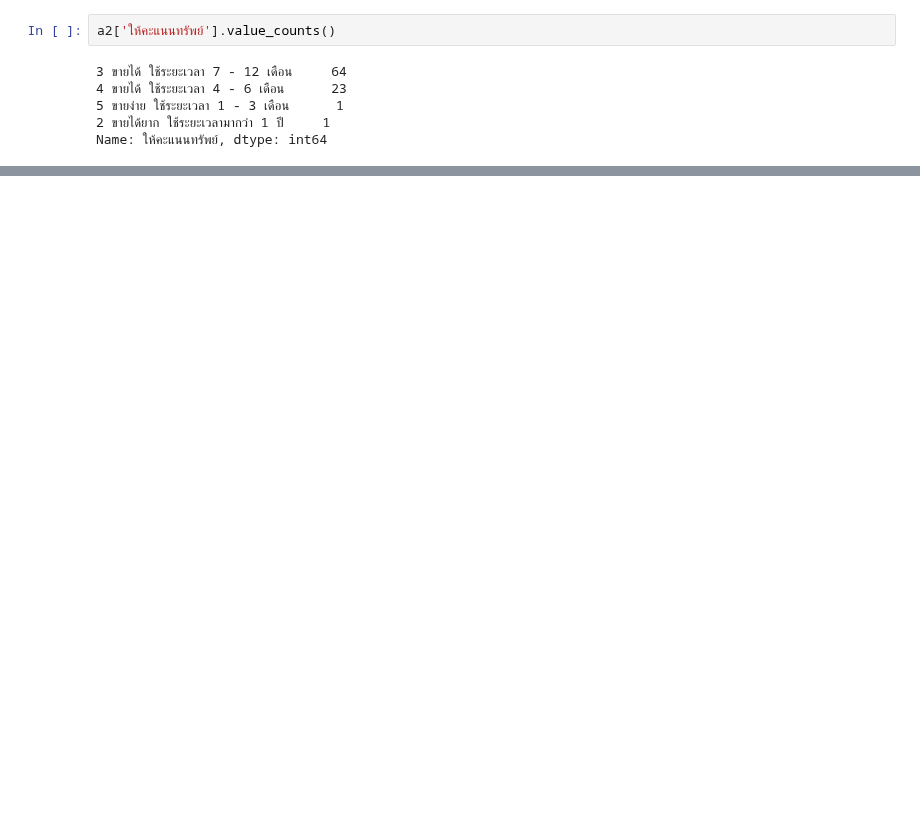
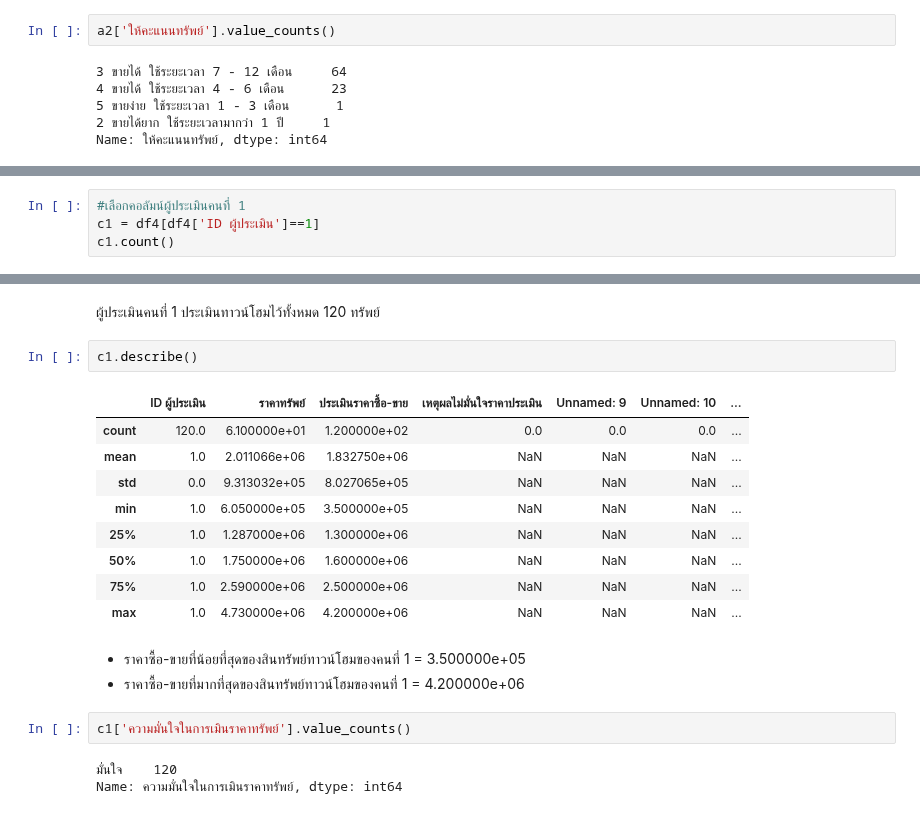
Before and after one commit to nxxk23/bsc_dpdm22, a Jupyter notebook: [dataprep1]property_estimator.ipynb, the cells around one changed output, grey strips where cells are left out. Drawn from its saved outputs; the diff is of its cells as text; blank space fills up the shorter version.

```diff
--- a/[dataprep1]property_estimator.ipynb
+++ b/[dataprep1]property_estimator.ipynb
@@ -171,0 +640,4 @@ MAPE
+# %%
+#เลือกคอลัมน์ผู้ประเมินคนที่ 1
+c1 = df4[df4['ID ผู้ประเมิน']==1]
+c1.count()
@@ -171,0 +659,22 @@ MAPE
+# %% [markdown]
+ผู้ประเมินคนที่ 1 ประเมินทาวน์โฮมไว้ทั้งหมด 120 ทรัพย์
+# %%
+c1.describe()
+# %% [output]
+|  | ID ผู้ประเมิน | ราคาทรัพย์ | ประเมินราคาซื้อ-ขาย | เหตุผลไม่มั่นใจราคาประเมิน | Unnamed: 9 | Unnamed: 10 | ... |
+| count | 120.0 | 6.100000e+01 | 1.200000e+02 | 0.0 | 0.0 | 0.0 | ... |
+| mean | 1.0 | 2.011066e+06 | 1.832750e+06 | NaN | NaN | NaN | ... |
+| std | 0.0 | 9.313032e+05 | 8.027065e+05 | NaN | NaN | NaN | ... |
+| min | 1.0 | 6.050000e+05 | 3.500000e+05 | NaN | NaN | NaN | ... |
+| 25% | 1.0 | 1.287000e+06 | 1.300000e+06 | NaN | NaN | NaN | ... |
+| 50% | 1.0 | 1.750000e+06 | 1.600000e+06 | NaN | NaN | NaN | ... |
+| 75% | 1.0 | 2.590000e+06 | 2.500000e+06 | NaN | NaN | NaN | ... |
+| max | 1.0 | 4.730000e+06 | 4.200000e+06 | NaN | NaN | NaN | ... |
+# %% [markdown]
+- ราคาซื้อ-ขายที่น้อยที่สุดของสินทรัพย์ทาวน์โฮมของคนที่ 1 = 3.500000e+05
+- ราคาซื้อ-ขายที่มากที่สุดของสินทรัพย์ทาวน์โฮมของคนที่ 1 = 4.200000e+06
+# %%
+c1['ความมั่นใจในการเมินราคาทรัพย์'].value_counts()
+# %% [output]
+มั่นใจ    120
+Name: ความมั่นใจในการเมินราคาทรัพย์, dtype: int64
```
Also changed, not shown: parts of 149 cells of this notebook.
